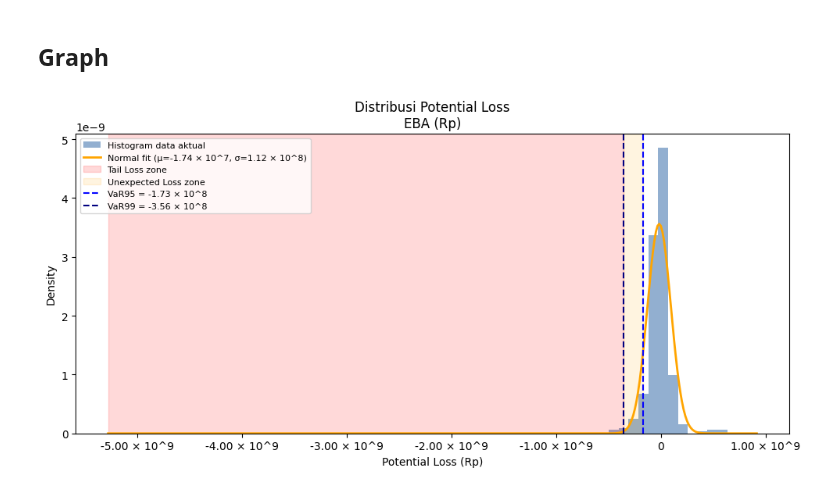
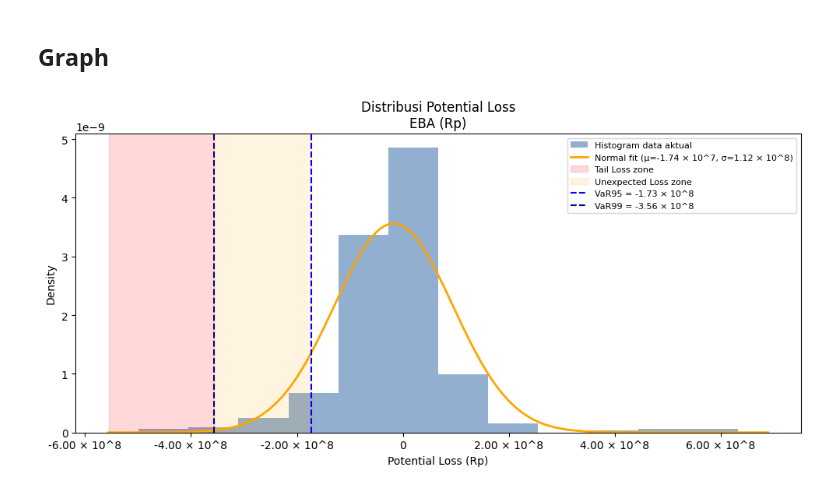
Before and after one commit to iqbaltanjung97/VaR, a Jupyter notebook: VaR_revised.ipynb, the cells around one changed output. Cells and saved outputs as stored; diff of their text form; code cells hidden in the pictures.

Commit message:
add EBA graph

```diff
--- a/VaR_revised.ipynb
+++ b/VaR_revised.ipynb
@@ -1171,8 +1171,8 @@ app = risk_threshold["appetite"]
 tol = risk_threshold["tolerance"]
 
 # x-range
-x_min = min(series.min(), tol)
-x_max = max(series.max(), 0)
+x_min = series.min()
+x_max = series.max()
 x_range = x_max - x_min
 x = np.linspace(x_min - 0.05*x_range, x_max + 0.05*x_range, 400)
 y = norm.pdf(x, mu, sigma)
@@ -1214,31 +1214,31 @@ ax.plot(x, y,
 ax.axvspan(x_min - 0.05*x_range, q01,
            alpha=0.15, color="red", label="Tail Loss zone")
 ax.axvspan(q01, q05,
            alpha=0.12, color="orange", label="Unexpected Loss zone")
 
 # VaR lines
 ax.axvline(q05, linestyle="--", linewidth=1.5, color="blue",
            label=f"VaR95 = {sci_fmt(q05)}")
 ax.axvline(q01, linestyle="--", linewidth=1.5, color="navy",
            label=f"VaR99 = {sci_fmt(q01)}")
 
 # Threshold lines
 # ax.axvline(lim, linestyle=":", linewidth=1.5, color="green",
 #            label=f"Limit = {sci_fmt(lim)}")
 # ax.axvline(app, linestyle=":", linewidth=1.5, color="gold",
 #            label=f"Appetite = {sci_fmt(app)}")
 # ax.axvline(tol, linestyle=":", linewidth=1.5, color="red",
 #            label=f"Tolerance = {sci_fmt(tol)}")
 
 # Use engineering-style formatting on x-axis
 ax.xaxis.set_major_formatter(fmt)
 
 ax.set_title(f"Distribusi Potential Loss\n{ASSET_NAME} (Rp)")
 ax.set_xlabel("Potential Loss (Rp)")
 ax.set_ylabel("Density")
 ax.grid(False)
 ax.legend(fontsize=8, frameon=True)
 plt.tight_layout()
 plt.show()
 # %% [output]
-[figure, old version]
+[figure, new version]
```
